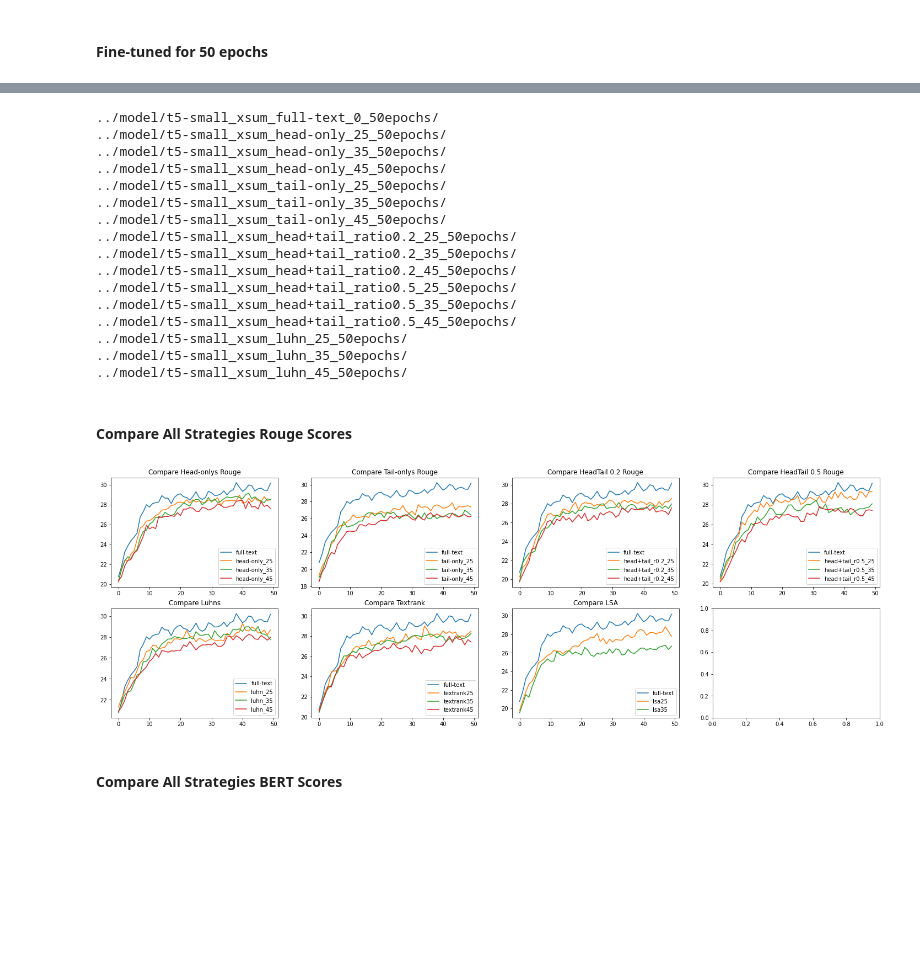
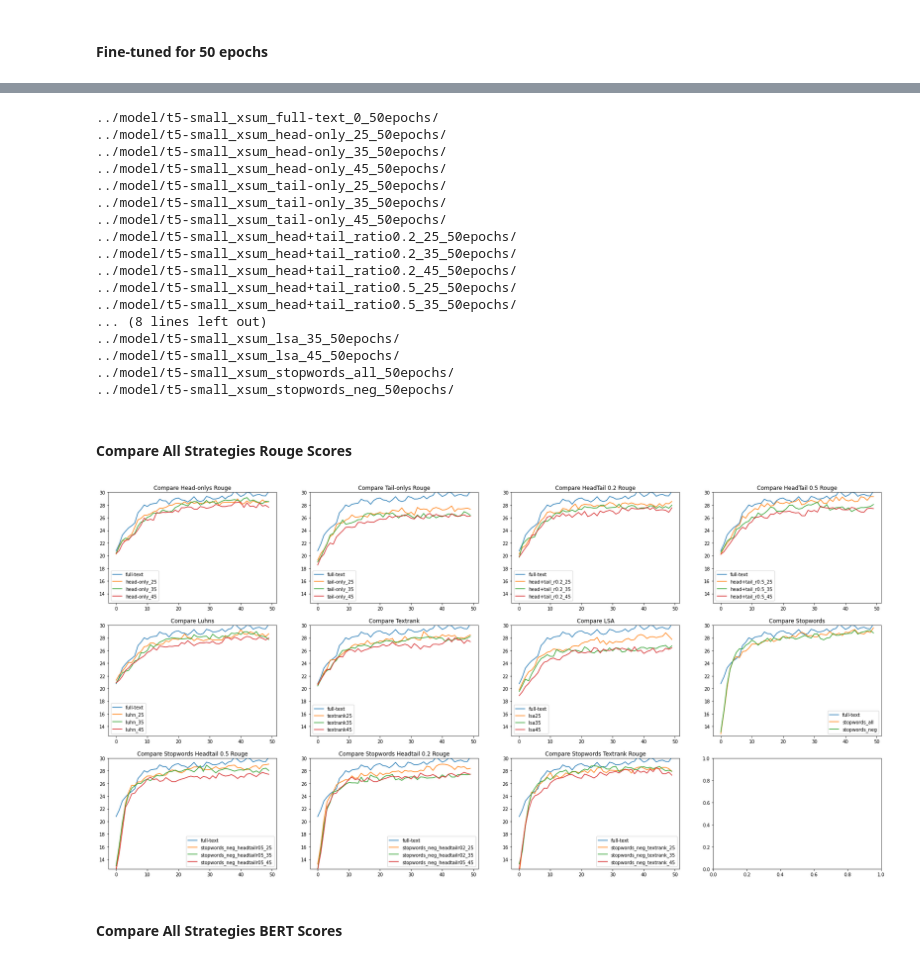
Before and after one commit to beaupranisaa/Text-Summarization, a Jupyter notebook: analysis/Shortening_Evaluation_50epochs.ipynb, the cells around one changed output, grey strips where cells are left out. Saved outputs shown, nothing was run; the diff lists cells and outputs as text; code cells hidden in the pictures; blank space fills up the shorter version.

Commit message:
combo

```diff
--- a/analysis/Shortening_Evaluation_50epochs.ipynb
+++ b/analysis/Shortening_Evaluation_50epochs.ipynb
@@ -47,7 +47,18 @@ rougescores_textrank35 = get_rouge(params, "textrank", 35, 'xsum', 50)
 rougescores_textrank45 = get_rouge(params, "textrank", 45, 'xsum', 50)
 rougescores_lsa25 = get_rouge(params, "lsa", 25, 'xsum', 50)
 rougescores_lsa35 = get_rouge(params, "lsa", 35, 'xsum', 50)
-# rougescores_lsa45 = get_rouge(params, "lsa", 45, 'xsum', 50)
+rougescores_lsa45 = get_rouge(params, "lsa", 45, 'xsum', 50)
+rougescores_stopwords_all = get_rouge(params, "stopwords", 'all', 'xsum', 50)
+rougescores_stopwords_neg = get_rouge(params, "stopwords", 'neg', 'xsum', 50)
+rougescores_stopwords_neg_headtail_05_25 = get_rouge(params, "stopwords_neg", 'head+tail_ratio0.5_25', 'xsum', 50)
+rougescores_stopwords_neg_headtail_05_35 = get_rouge(params, "stopwords_neg", 'head+tail_ratio0.5_35', 'xsum', 50)
+rougescores_stopwords_neg_headtail_05_45 = get_rouge(params, "stopwords_neg", 'head+tail_ratio0.5_45', 'xsum', 50)
+rougescores_stopwords_neg_headtail_02_25 = get_rouge(params, "combo_stopwords_neg", 'head+tail_ratio0.2_25', 'xsum', 50)
+rougescores_stopwords_neg_headtail_02_35 = get_rouge(params, "combo_stopwords_neg", 'head+tail_ratio0.2_35', 'xsum', 50)
+rougescores_stopwords_neg_headtail_02_45 = get_rouge(params, "combo_stopwords_neg", 'head+tail_ratio0.2_45', 'xsum', 50)
+rougescores_stopwords_neg_textrank_25 = get_rouge(params, "combo_stopwords_neg", 'textrank_25', 'xsum', 50)
+rougescores_stopwords_neg_textrank_35 = get_rouge(params, "combo_stopwords_neg", 'textrank_35', 'xsum', 50)
+rougescores_stopwords_neg_textrank_45 = get_rouge(params, "combo_stopwords_neg", 'textrank_45', 'xsum', 50)
 # %% [output]
 ../model/t5-small_xsum_full-text_0_50epochs/
 ../model/t5-small_xsum_head-only_25_50epochs/
@@ -83,12 +94,14 @@ bertscores_headtail_05_45 = get_bert(params, "head+tail_ratio0.5", 45, 'xsum', 5
 bertscores_luhn25 = get_bert(params, "luhn", 25, 'xsum', 50)
 bertscores_luhn35 = get_bert(params, "luhn", 35, 'xsum', 50)
 bertscores_luhn45 = get_bert(params, "luhn", 45, 'xsum', 50)
-# bertscores_textrank25 = get_bert(params, "textrank", 25, 'xsum', 50)
-# bertscores_textrank35 = get_bert(params, "textrank", 35, 'xsum', 50)
-# bertscores_textrank45 = get_bert(params, "textrank", 45, 'xsum', 50)
-# bertscores_lsa25 = get_bert(params, "lsa", 25, 'xsum', 50)
-# bertscores_lsa35 = get_bert(params, "lsa", 35, 'xsum', 50)
-# bertscores_lsa45 = get_bert(params, "lsa", 45, 'xsum', 50)
+bertscores_textrank25 = get_bert(params, "textrank", 25, 'xsum', 50)
+bertscores_textrank35 = get_bert(params, "textrank", 35, 'xsum', 50)
+bertscores_textrank45 = get_bert(params, "textrank", 45, 'xsum', 50)
+bertscores_lsa25 = get_bert(params, "lsa", 25, 'xsum', 50)
+bertscores_lsa35 = get_bert(params, "lsa", 35, 'xsum', 50)
+bertscores_lsa45 = get_bert(params, "lsa", 45, 'xsum', 50)
+bertscores_stopwords_all = get_bert(params, "stopwords", "all", 'xsum', 50)
+bertscores_stopwords_neg = get_bert(params, "stopwords", "neg", 'xsum', 50)
 # %% [output]
 ../model/t5-small_xsum_full-text_0_50epochs/
 ../model/t5-small_xsum_head-only_25_50epochs/
@@ -102,54 +115,91 @@ bertscores_luhn45 = get_bert(params, "luhn", 45, 'xsum', 50)
 ../model/t5-small_xsum_head+tail_ratio0.2_45_50epochs/
 ../model/t5-small_xsum_head+tail_ratio0.5_25_50epochs/
 ../model/t5-small_xsum_head+tail_ratio0.5_35_50epochs/
-../model/t5-small_xsum_head+tail_ratio0.5_45_50epochs/
-../model/t5-small_xsum_luhn_25_50epochs/
-../model/t5-small_xsum_luhn_35_50epochs/
-../model/t5-small_xsum_luhn_45_50epochs/
+... (8 lines left out)
+../model/t5-small_xsum_lsa_35_50epochs/
+../model/t5-small_xsum_lsa_45_50epochs/
+../model/t5-small_xsum_stopwords_all_50epochs/
+../model/t5-small_xsum_stopwords_neg_50epochs/
 # %% [markdown]
 #### Compare All Strategies Rouge Scores
 # %%
-fig, axs = plt.subplots(2, 4, figsize=(25,8))
+fig, axs = plt.subplots(3, 4, figsize=(30,15))
 rouge_head_onlys = {"plots": [rougescores_fulltext, rougescores_head25, rougescores_head35, rougescores_head45], "labels" : ['full-text', 'head-only_25', 'head-only_35', 'head-only_45']}
 rouge_tail_onlys = {"plots": [rougescores_fulltext, rougescores_tail25, rougescores_tail35, rougescores_tail45], "labels" : ['full-text', 'tail-only_25', 'tail-only_35', 'tail-only_45']}
 rouge_headtail_r02s = {"plots": [rougescores_fulltext, rougescores_headtail_02_25, rougescores_headtail_02_35, rougescores_headtail_02_45], "labels" : ['full-text', 'head+tail_r0.2_25', 'head+tail_r0.2_35', 'head+tail_r0.2_45']}
 rouge_headtail_r05s = {"plots": [rougescores_fulltext, rougescores_headtail_05_25, rougescores_headtail_05_35, rougescores_headtail_05_45], "labels" : ['full-text', 'head+tail_r0.5_25', 'head+tail_r0.5_35', 'head+tail_r0.5_45']}
 rouge_luhns = {"plots": [rougescores_fulltext, rougescores_luhn25, rougescores_luhn35, rougescores_luhn45], "labels" : ['full-text', 'luhn_25', 'luhn_35', 'luhn_45']}
 rouge_textranks = {"plots": [rougescores_fulltext, rougescores_textrank25, rougescores_textrank35, rougescores_textrank45], "labels" : ['full-text', 'textrank25', 'textrank35', "textrank45"]}
-rouge_lsas = {"plots": [rougescores_fulltext, rougescores_lsa25, rougescores_lsa35, ], "labels" : ['full-text', 'lsa25', 'lsa35', ]}
+rouge_lsas = {"plots": [rougescores_fulltext, rougescores_lsa25, rougescores_lsa35, rougescores_lsa45], "labels" : ['full-text', 'lsa25', 'lsa35',"lsa45" ]}
+rouge_stopwords = {"plots": [rougescores_fulltext, rougescores_stopwords_all, rougescores_stopwords_neg], "labels" : ['full-text', 'stopwords_all', 'stopwords_neg', ]}
+rouge_stopwords_headtail_r05s = {"plots": [rougescores_fulltext, rougescores_stopwords_neg_headtail_05_25,rougescores_stopwords_neg_headtail_05_35, rougescores_stopwords_neg_headtail_05_45], \
+                                 "labels": ['full-text', 'stopwords_neg_headtailr05_25', 'stopwords_neg_headtailr05_35', 'stopwords_neg_headtailr05_45' ]}
+rouge_stopwords_headtail_r02s = {"plots": [rougescores_fulltext, rougescores_stopwords_neg_headtail_02_25,rougescores_stopwords_neg_headtail_02_35, rougescores_stopwords_neg_headtail_05_45], \
+                                 "labels": ['full-text', 'stopwords_neg_headtailr02_25', 'stopwords_neg_headtailr02_35', 'stopwords_neg_headtailr05_45' ]}
+
+rouge_stopwords_textranks = {"plots": [rougescores_fulltext, rougescores_stopwords_neg_textrank_25,rougescores_stopwords_neg_textrank_35, rougescores_stopwords_neg_textrank_45], \
+                                 "labels": ['full-text', 'stopwords_neg_textrank_25', 'stopwords_neg_textrank_35', 'stopwords_neg_textrank_45' ]}
+
+
 # rougescores_lsa45, "lsa45"
 for i, plot in enumerate(rouge_head_onlys["plots"]):
     axs[0, 0].plot(plot['rouge1'], label = rouge_head_onlys["labels"][i])
     axs[0, 0].set_title("Compare Head-onlys Rouge")
+    axs[0, 0].set_ylim([12.5, 30])
     axs[0, 0].legend()
 for i, plot in enumerate(rouge_tail_onlys["plots"]):
     axs[0, 1].plot(plot['rouge1'], label = rouge_tail_onlys["labels"][i])
     axs[0, 1].set_title("Compare Tail-onlys Rouge")
+    axs[0, 1].set_ylim([12.5, 30])
     axs[0, 1].legend()
 for i, plot in enumerate(rouge_headtail_r02s["plots"]):
     axs[0, 2].plot(plot['rouge1'], label = rouge_headtail_r02s["labels"][i])
     axs[0, 2].set_title("Compare HeadTail 0.2 Rouge")
+    axs[0, 2].set_ylim([12.5, 30])
     axs[0, 2].legend()
 for i, plot in enumerate(rouge_headtail_r05s["plots"]):
     axs[0, 3].plot(plot['rouge1'], label = rouge_headtail_r05s["labels"][i])
     axs[0, 3].set_title("Compare HeadTail 0.5 Rouge")
+    axs[0, 3].set_ylim([12.5, 30])
     axs[0, 3].legend()
 for i, plot in enumerate(rouge_luhns["plots"]):
     axs[1, 0].plot(plot['rouge1'], label = rouge_luhns["labels"][i])
     axs[1, 0].set_title("Compare Luhns")
+    axs[1, 0].set_ylim([12.5, 30])
     axs[1, 0].legend()
 for i, plot in enumerate(rouge_textranks["plots"]):
     axs[1, 1].plot(plot['rouge1'], label = rouge_textranks["labels"][i])
     axs[1, 1].set_title("Compare Textrank")
+    axs[1, 1].set_ylim([12.5, 30])
     axs[1, 1].legend()
 for i, plot in enumerate(rouge_lsas["plots"]):
     axs[1, 2].plot(plot['rouge1'], label = rouge_lsas["labels"][i])
     axs[1, 2].set_title("Compare LSA")
+    axs[1, 2].set_ylim([12.5, 30])
     axs[1, 2].legend()
-
+for i, plot in enumerate(rouge_stopwords["plots"]):
+    axs[1, 3].plot(plot['rouge1'], label = rouge_stopwords["labels"][i])
+    axs[1, 3].set_title("Compare Stopwords")
+    axs[1, 3].set_ylim([12.5, 30])
+    axs[1, 3].legend()
+for i, plot in enumerate(rouge_stopwords_headtail_r05s["plots"]):
+    axs[2, 0].plot(plot['rouge1'], label = rouge_stopwords_headtail_r05s["labels"][i])
+    axs[2, 0].set_title("Compare Stopwords Headtail 0.5 Rouge")
+    axs[2, 0].set_ylim([12.5, 30])
+    axs[2, 0].legend()
+for i, plot in enumerate(rouge_stopwords_headtail_r02s["plots"]):
+    axs[2, 1].plot(plot['rouge1'], label = rouge_stopwords_headtail_r02s["labels"][i])
+    axs[2, 1].set_title("Compare Stopwords Headtail 0.2 Rouge")
+    axs[2, 1].set_ylim([12.5, 30])
+    axs[2, 1].legend()
+for i, plot in enumerate(rouge_stopwords_textranks["plots"]):
+    axs[2, 2].plot(plot['rouge1'], label = rouge_stopwords_textranks["labels"][i])
+    axs[2, 2].set_title("Compare Stopwords Textrank Rouge")
+    axs[2, 2].set_ylim([12.5, 30])
+    axs[2, 2].legend()
 # axs[1, 1].scatter(x, y)
 # %% [output]
-[figure, old version]
+[figure, new version]
 # %% [markdown]
 #### Compare All Strategies BERT Scores
 # %%
```
Also changed, not shown: parts of 38 cells of this notebook, 23 other files.
